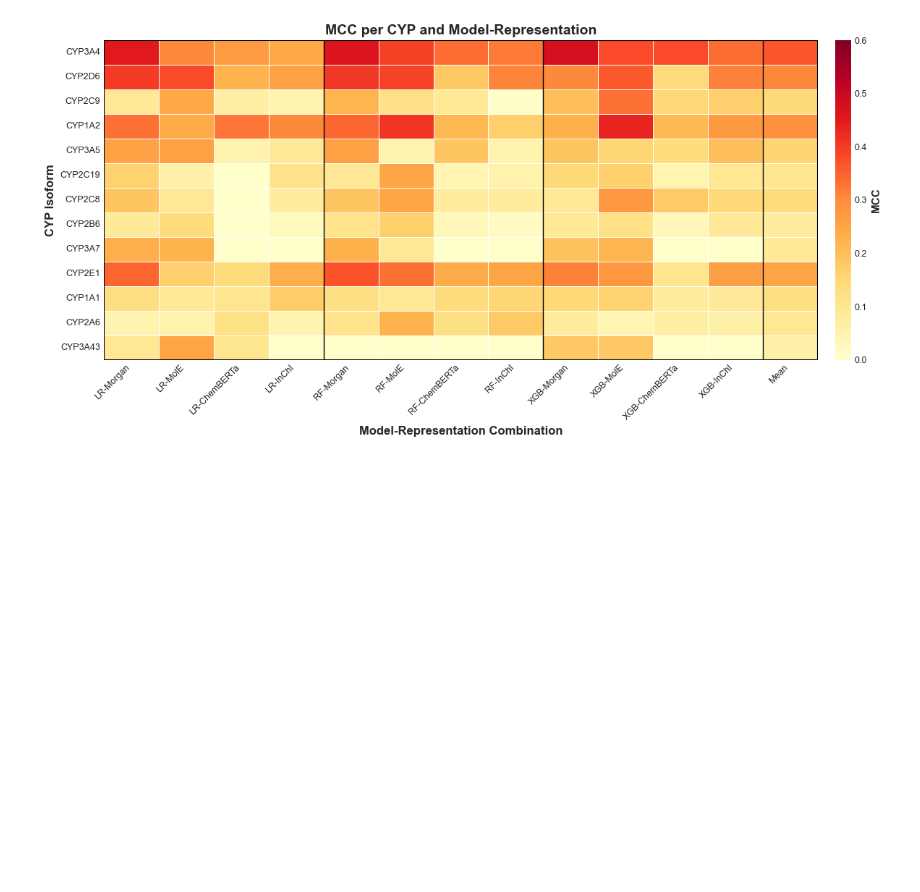
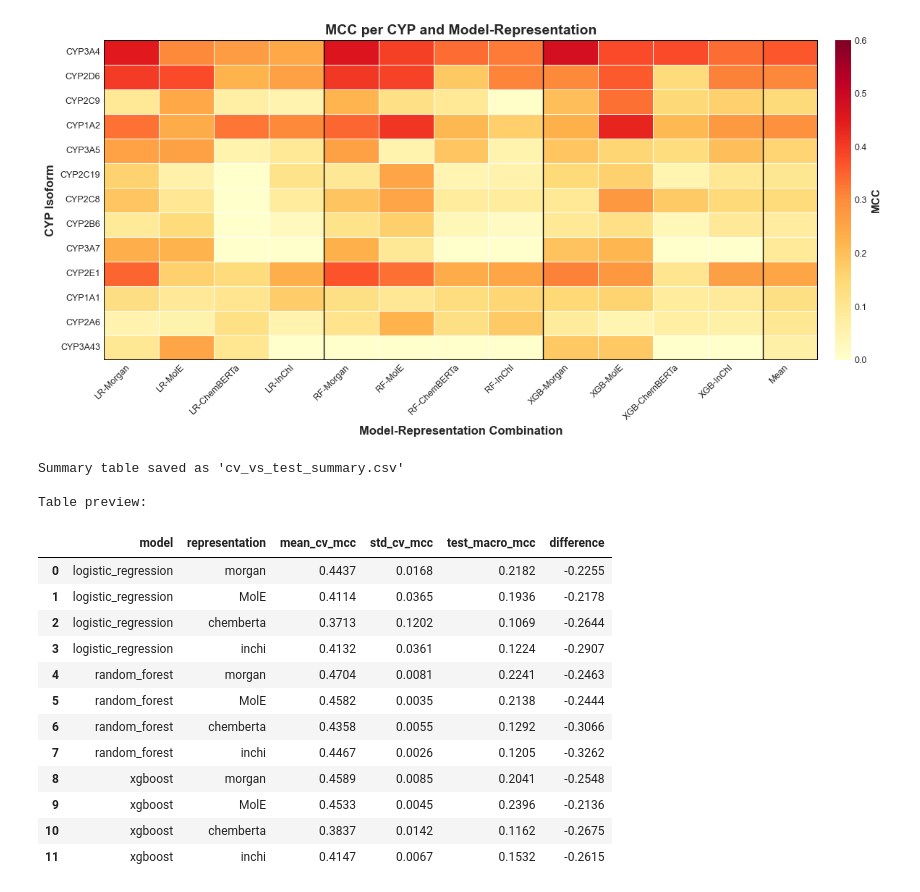
Before and after one commit to grobles17/IMF_TFM_Drug_Metabolism, a Jupyter notebook: main_pipeline/results/collected_results/results_eda.ipynb, the cells around one changed output. Cells and saved outputs as stored; diff of their text form; code cells hidden in the pictures; blank space fills up the shorter version.

```diff
--- a/main_pipeline/results/collected_results/results_eda.ipynb
+++ b/main_pipeline/results/collected_results/results_eda.ipynb
@@ -393,3 +393,71 @@ plt.savefig('MCC_Heatmap.png', dpi=300)
 plt.show()
 # %% [output]
 [figure]
+# %%
+import pandas as pd
+
+# ----------------------------------------------------------------------
+# 1. Load data
+# ----------------------------------------------------------------------
+cv_df = pd.read_csv("all_cv_results.csv")
+master_df = pd.read_csv("master_results.csv")
+
+# ----------------------------------------------------------------------
+# 2. Compute mean and std of CV MCC per (model, representation)
+# ----------------------------------------------------------------------
+cv_stats = cv_df.groupby(['model', 'representation'])['macro_mcc'].agg(['mean', 'std']).reset_index()
+cv_stats.columns = ['model', 'representation', 'mean_cv_mcc', 'std_cv_mcc']
+
+# ----------------------------------------------------------------------
+# 3. Merge with test macro MCC from master
+# ----------------------------------------------------------------------
+summary = pd.merge(cv_stats, master_df[['model', 'representation', 'macro_mcc']],
+                   on=['model', 'representation'], how='inner')
+summary.rename(columns={'macro_mcc': 'test_macro_mcc'}, inplace=True)
+
+# ----------------------------------------------------------------------
+# 4. Compute difference (test - CV mean) – negative = test is worse
+# ----------------------------------------------------------------------
+summary['difference'] = summary['test_macro_mcc'] - summary['mean_cv_mcc']
+
+# ----------------------------------------------------------------------
+# 5. Order rows: first LR, then RF, then XGB; within each, ECFP6/MolE/ChemBERTa/InChI
+# ----------------------------------------------------------------------
+model_order = ['logistic_regression', 'random_forest', 'xgboost']
+repr_order = ['morgan', 'MolE', 'chemberta', 'inchi']
+
+summary['model'] = pd.Categorical(summary['model'], categories=model_order, ordered=True)
+summary['representation'] = pd.Categorical(summary['representation'], categories=repr_order, ordered=True)
+summary = summary.sort_values(['model', 'representation']).reset_index(drop=True)
+
+# ----------------------------------------------------------------------
+# 6. Round for readability
+# ----------------------------------------------------------------------
+numeric_cols = ['mean_cv_mcc', 'std_cv_mcc', 'test_macro_mcc', 'difference']
+summary[numeric_cols] = summary[numeric_cols].round(4)
+
+# ----------------------------------------------------------------------
+# 7. Save and display
+# ----------------------------------------------------------------------
+summary.to_csv("cv_vs_test_summary.csv", index=False)
+
+print("Summary table saved as 'cv_vs_test_summary.csv'")
+print("\nTable preview:")
+summary
+# %% [output]
+Summary table saved as 'cv_vs_test_summary.csv'
+
+Table preview:
+|  | model | representation | mean_cv_mcc | std_cv_mcc | test_macro_mcc | difference |
+| 0 | logistic_regression | morgan | 0.4437 | 0.0168 | 0.2182 | -0.2255 |
+| 1 | logistic_regression | MolE | 0.4114 | 0.0365 | 0.1936 | -0.2178 |
+| 2 | logistic_regression | chemberta | 0.3713 | 0.1202 | 0.1069 | -0.2644 |
+| 3 | logistic_regression | inchi | 0.4132 | 0.0361 | 0.1224 | -0.2907 |
+| 4 | random_forest | morgan | 0.4704 | 0.0081 | 0.2241 | -0.2463 |
+| 5 | random_forest | MolE | 0.4582 | 0.0035 | 0.2138 | -0.2444 |
+| 6 | random_forest | chemberta | 0.4358 | 0.0055 | 0.1292 | -0.3066 |
+| 7 | random_forest | inchi | 0.4467 | 0.0026 | 0.1205 | -0.3262 |
+| 8 | xgboost | morgan | 0.4589 | 0.0085 | 0.2041 | -0.2548 |
+| 9 | xgboost | MolE | 0.4533 | 0.0045 | 0.2396 | -0.2136 |
+| 10 | xgboost | chemberta | 0.3837 | 0.0142 | 0.1162 | -0.2675 |
+| 11 | xgboost | inchi | 0.4147 | 0.0067 | 0.1532 | -0.2615 |
```
Also changed, not shown: parts of 4 cells of this notebook, 43 other files.
